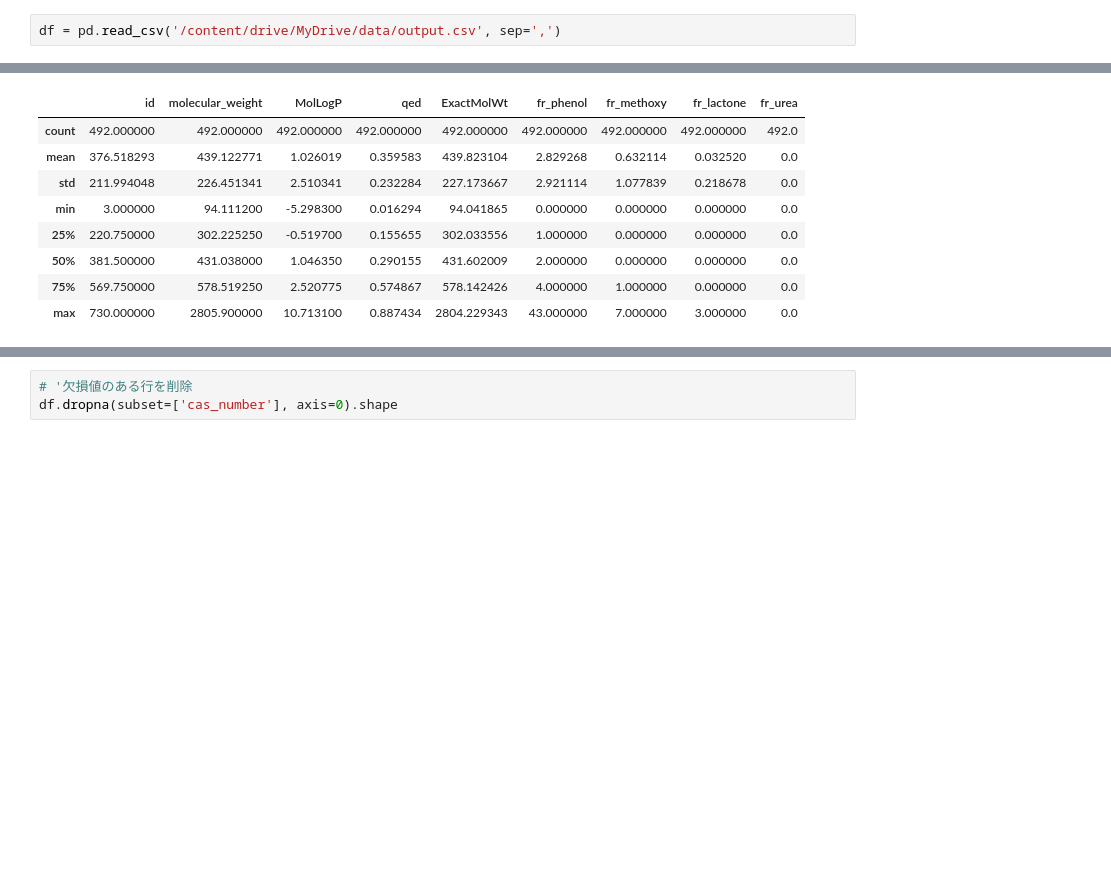
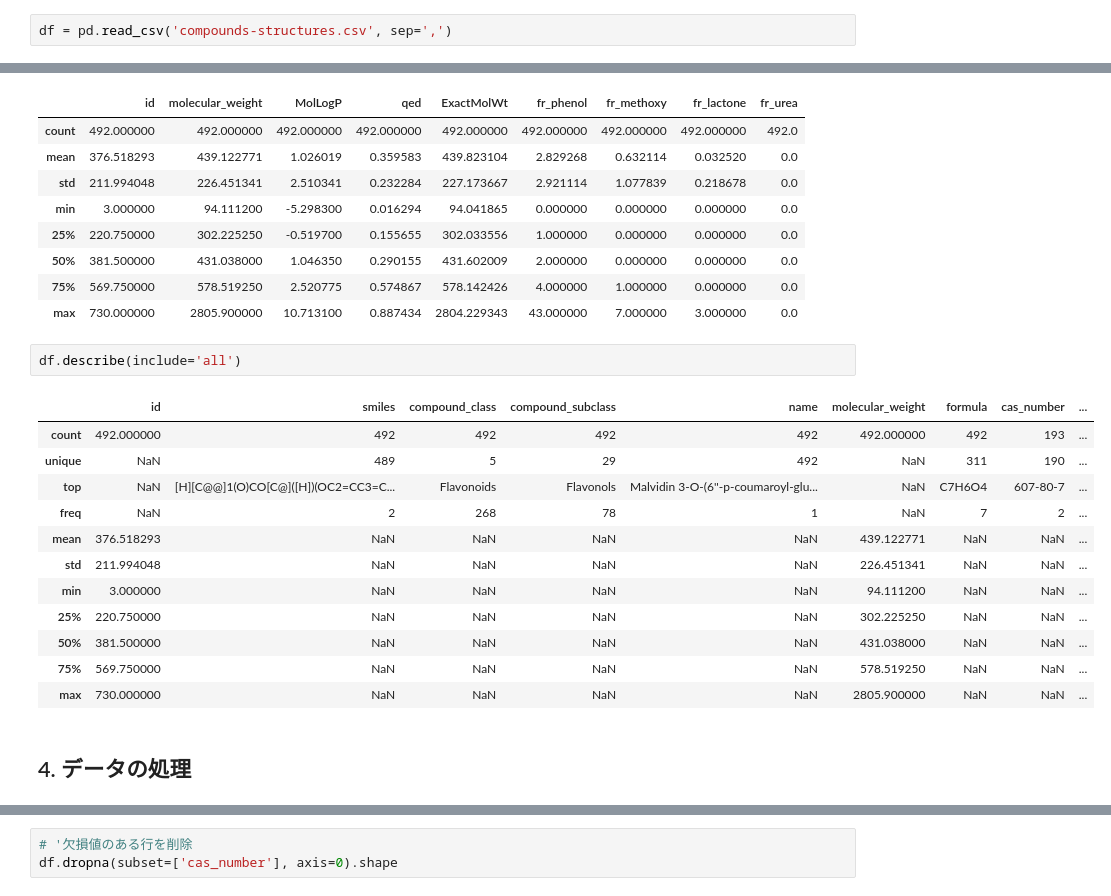
Before and after one commit to chemoinformatics-lecture/lecture-beginner, a Jupyter notebook: lesson02_jupyter/lecture_note.ipynb, the cells around one changed output, grey strips where cells are left out. Saved outputs shown, nothing was run; the diff lists cells and outputs as text; blank space fills up the shorter version.

```diff
--- a/lesson02_jupyter/lecture_note.ipynb
+++ b/lesson02_jupyter/lecture_note.ipynb
@@ -78,5 +75,5 @@ Drive already mounted at /content/drive; to attempt to forcibly remount, call dr
 # %%
-df = pd.read_csv('/content/drive/MyDrive/data/output.csv', sep=',')
+df = pd.read_csv('compounds-structures.csv', sep=',')
 # %% [markdown]
 # 2. データや統計量の表示
 # %%
@@ -106,3 +116,20 @@ df.describe()
 | 50% | 381.500000 | 431.038000 | 1.046350 | 0.290155 | 431.602009 | 2.000000 | 0.000000 | 0.000000 | 0.0 |
 | 75% | 569.750000 | 578.519250 | 2.520775 | 0.574867 | 578.142426 | 4.000000 | 1.000000 | 0.000000 | 0.0 |
 | max | 730.000000 | 2805.900000 | 10.713100 | 0.887434 | 2804.229343 | 43.000000 | 7.000000 | 3.000000 | 0.0 |
+# %%
+df.describe(include='all')
+# %% [output]
+|  | id | smiles | compound_class | compound_subclass | name | molecular_weight | formula | cas_number | ... |
+| count | 492.000000 | 492 | 492 | 492 | 492 | 492.000000 | 492 | 193 | ... |
+| unique | NaN | 489 | 5 | 29 | 492 | NaN | 311 | 190 | ... |
+| top | NaN | [H][C@@]1(O)CO[C@]([H])(OC2=CC3=C... | Flavonoids | Flavonols | Malvidin 3-O-(6''-p-coumaroyl-glu... | NaN | C7H6O4 | 607-80-7 | ... |
+| freq | NaN | 2 | 268 | 78 | 1 | NaN | 7 | 2 | ... |
+| mean | 376.518293 | NaN | NaN | NaN | NaN | 439.122771 | NaN | NaN | ... |
+| std | 211.994048 | NaN | NaN | NaN | NaN | 226.451341 | NaN | NaN | ... |
+| min | 3.000000 | NaN | NaN | NaN | NaN | 94.111200 | NaN | NaN | ... |
+| 25% | 220.750000 | NaN | NaN | NaN | NaN | 302.225250 | NaN | NaN | ... |
+| 50% | 381.500000 | NaN | NaN | NaN | NaN | 431.038000 | NaN | NaN | ... |
+| 75% | 569.750000 | NaN | NaN | NaN | NaN | 578.519250 | NaN | NaN | ... |
+| max | 730.000000 | NaN | NaN | NaN | NaN | 2805.900000 | NaN | NaN | ... |
+# %% [markdown]
+## 4. データの処理
```
Also changed, not shown: parts of 30 cells of this notebook.
